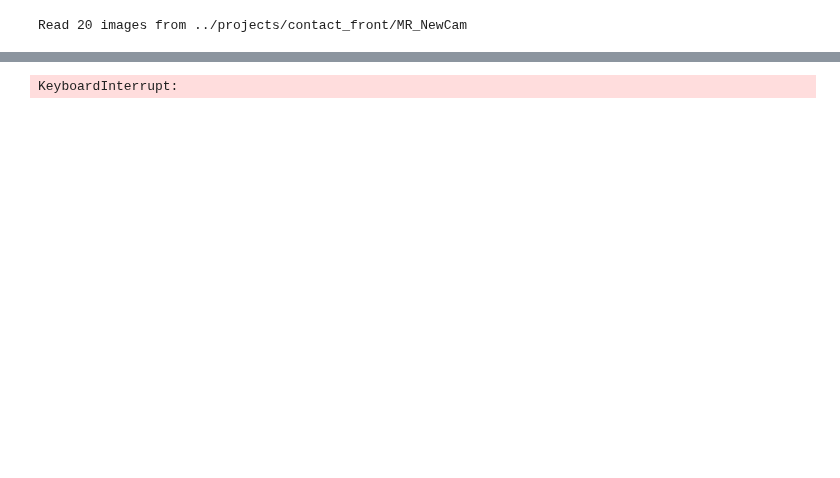
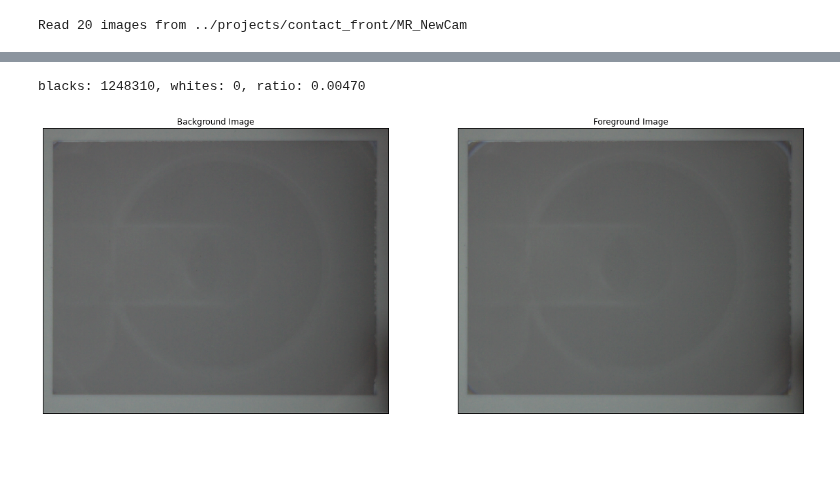
Before and after one commit to Aniruddh1/ipython-opencv-notebooks, a Jupyter notebook: notebooks/ContactFront_MR_DeltaStrategy.ipynb, the cells around one changed output, grey strips where cells are left out. Drawn from its saved outputs; the diff is of its cells as text; code cells hidden in the pictures; blank space fills up the shorter version.

```diff
--- a/notebooks/ContactFront_MR_DeltaStrategy.ipynb
+++ b/notebooks/ContactFront_MR_DeltaStrategy.ipynb
@@ -47,0 +72,25 @@ def calulateDeltaRatio(img1, img2):
+# %%
+#image_folder_lst = ['../projects/contact_front/MR_NewCam']
+image_folder_lst = ['../projects/contact_front/MR_NewCam/startAtFirstCircle']
+#image_folder_lst = ['../projects/contact_front/MR_NewCam/transitionSet']
+#image_folder_lst = ['../projects/contact_front/MR_NewCam/testSet']
+
+file_spec = '2015-08-04_DFI28-*.png'
+glob_spec = "%s/%s" % (image_folder_lst[0], file_spec)
+eng = util.Image_Engine(glob_spec, is_glob=True)
+
+delay_s=0.01
+do_plot=False  # must be False for running in notebook
+verbose=True
+
+ret, stats = ip.processImages_CumSumDelta(eng, delay_s, do_plot, verbose)
+
+if len(stats['areas']) > 0:
+    plt.figure(figsize=(10*2,5))
+    plt.plot(stats['areas'])
+    plt.title('Contact Areas')
+
+if len(stats['deltas']) > 0:
+    plt.figure(figsize=(10*2,5))
+    plt.plot(stats['deltas'])
+    plt.title('Delta Area')
@@ -48,23 +161,26 @@ def calulateDeltaRatio(img1, img2):
 # %%
-fg_num = 6
+plot_lst = []
+fg_num = 1
 bg_img = eng.images[fg_num-1].copy()
 fg_img = eng.images[fg_num].copy()
 
-# #delta_img = cv2.absdiff(bg_img, fg_img)
-# delta_img = deltaImage(bg_img, fg_img, 5)
+plot_lst.append( (bg_img, 'Background Image'))
+plot_lst.append( (fg_img, 'Foreground Image'))
 
 # hist = np.bincount(delta_img.ravel(),minlength=256)
 # plt.plot(hist)
 
 # blacks = hist[0]
 # whites = hist[-1]
 # ratio = float(whites)/float(blacks)
 
-blacks, whites, ratio, delta_img = calulateDeltaRatio(bg_img, fg_img)
-
+blacks, whites, ratio = calulateDeltaRatio(bg_img, fg_img)
 print ("blacks: %d, whites: %d, ratio: %.5f" % (blacks, whites, ratio))
 
-util.plot_imgs([(bg_img, 'Background Image'), (fg_img, 'Raw Image'), (delta_img, 'Delta Image')], color=False)
+util.plot_imgs(plot_lst, color=False, max_cols = 2)
+# %% [output]
+blacks: 1248310, whites: 0, ratio: 0.00470
+[figure, added]
 # %%
 video_file_path = '/data/projects/contact_front/MR_NewCam/2015-08-04_DFI28.mp4'
 
@@ -83,15 +199,13 @@ while(cap.isOpened()):
             prev_img = new_img
             continue
 
-        blacks, whites, ratio, d = calulateDeltaRatio(prev_img, new_img)
+        blacks, whites, ratio = calulateDeltaRatio(prev_img, new_img)
         ratios.append(ratio)
-cap.release()
-print "Processing complete, extracted/analyzed ", cnt, " images..."
+
+print "Done processing ", cnt, " images..."
 print "Found ", len(ratios), " data pts:"
 plt.figure(figsize=(10*2,5))
 plt.plot(ratios, color='b')
 plt.title('RGB mean values from center ROI')
-# %% [output]
-KeyboardInterrupt:
 # %% [markdown]
 ###
```
Also changed, not shown: parts of 6 cells of this notebook, 3 other files.
